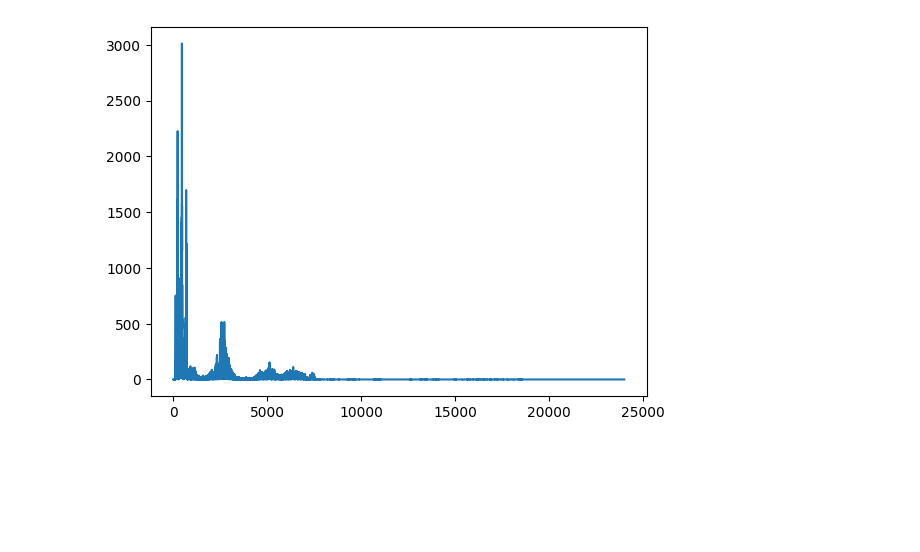
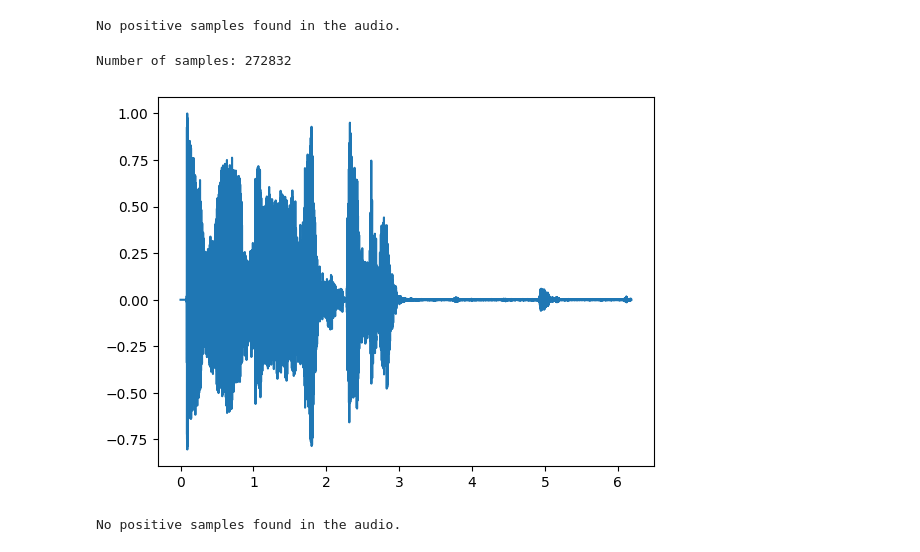
Before and after one commit to dacles22/dsp, a Jupyter notebook: audio_recognition_project_domi.ipynb, the cells around one changed output. Drawn from its saved outputs; the diff is of its cells as text; code cells hidden in the pictures; blank space fills up the shorter version.

```diff
--- a/audio_recognition_project_domi.ipynb
+++ b/audio_recognition_project_domi.ipynb
@@ -8,8 +24,73 @@ if not os.path.exists('thinkdsp.py'):
+# %%
+import librosa
+import numpy as np
+import soundfile as sf
+
+# Load the audio file
+audio, sample_rate = librosa.load('ece1.wav', sr=44100)
+
+# Find the index of the first positive sample
+first_positive_index = np.where(audio > 0.50)[0]
+
+# Check if there's a positive sample
+if first_positive_index.size > 0:
+    # Crop the audio from the first positive sample to 44099 samples
+    start_index = first_positive_index[0]
+    cropped_audio = audio[start_index:start_index + 44100]
+
+    # Ensure we don't exceed the array length
+    if len(cropped_audio) < 44099:
+        print("Not enough samples to crop to 44099.")
+    else:
+        # Write the cropped audio to a new file
+        sf.write('clean_ece1.wav', cropped_audio, sample_rate, subtype='PCM_24')
+else:
+    print("No positive samples found in the audio.")
+# %% [output]
+No positive samples found in the audio.
+# %%
+import librosa
+
+# Load the audio file
+audio, sample_rate = librosa.load('ece1.wav', sr=44100)
+
+# Get the number of samples
+num_samples = len(audio)
+
+print(f"Number of samples: {num_samples}")
+# %% [output]
+Number of samples: 272832
 # %%
 from thinkdsp import read_wave
+myVoice = read_wave('ece1.wav')
 
-myVoice = read_wave('thevoiceECE.wav')
-spec = myVoice.make_spectrum()
-spec.plot()
+myVoice.plot()
 # %% [output]
-[figure, old version]
+[figure, new version]
+# %%
+import librosa
+import numpy as np
+import soundfile as sf
+
+# Load the audio file
+audio, sample_rate = librosa.load('ece2.wav', sr=44100)
+
+# Find the index of the first positive sample
+first_positive_index = np.where(audio > 0.75)[0]
+
+# Check if there's a positive sample
+if first_positive_index.size > 0:
+    # Crop the audio from the first positive sample to 44099 samples
+    start_index = first_positive_index[0]
+    cropped_audio = audio[start_index:start_index + 44100]
+
+    # Ensure we don't exceed the array length
+    if len(cropped_audio) < 44099:
+        print("Not enough samples to crop to 44099.")
+    else:
+        # Write the cropped audio to a new file
+        sf.write('ece2.wav', cropped_audio, sample_rate, subtype='PCM_24')
+else:
+    print("No positive samples found in the audio.")
+# %% [output]
+No positive samples found in the audio.
```
Also changed, not shown: parts of 50 cells of this notebook.
